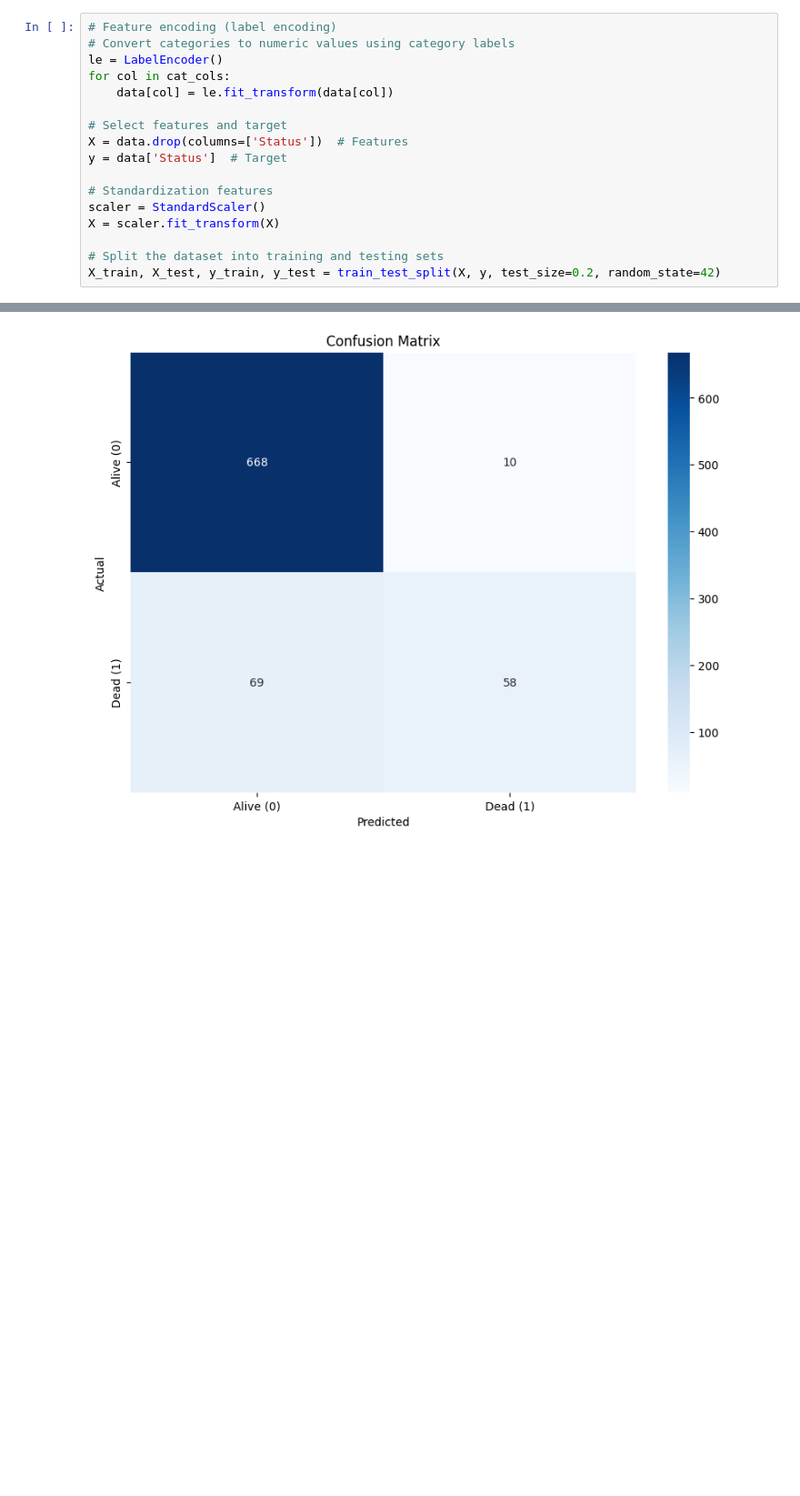
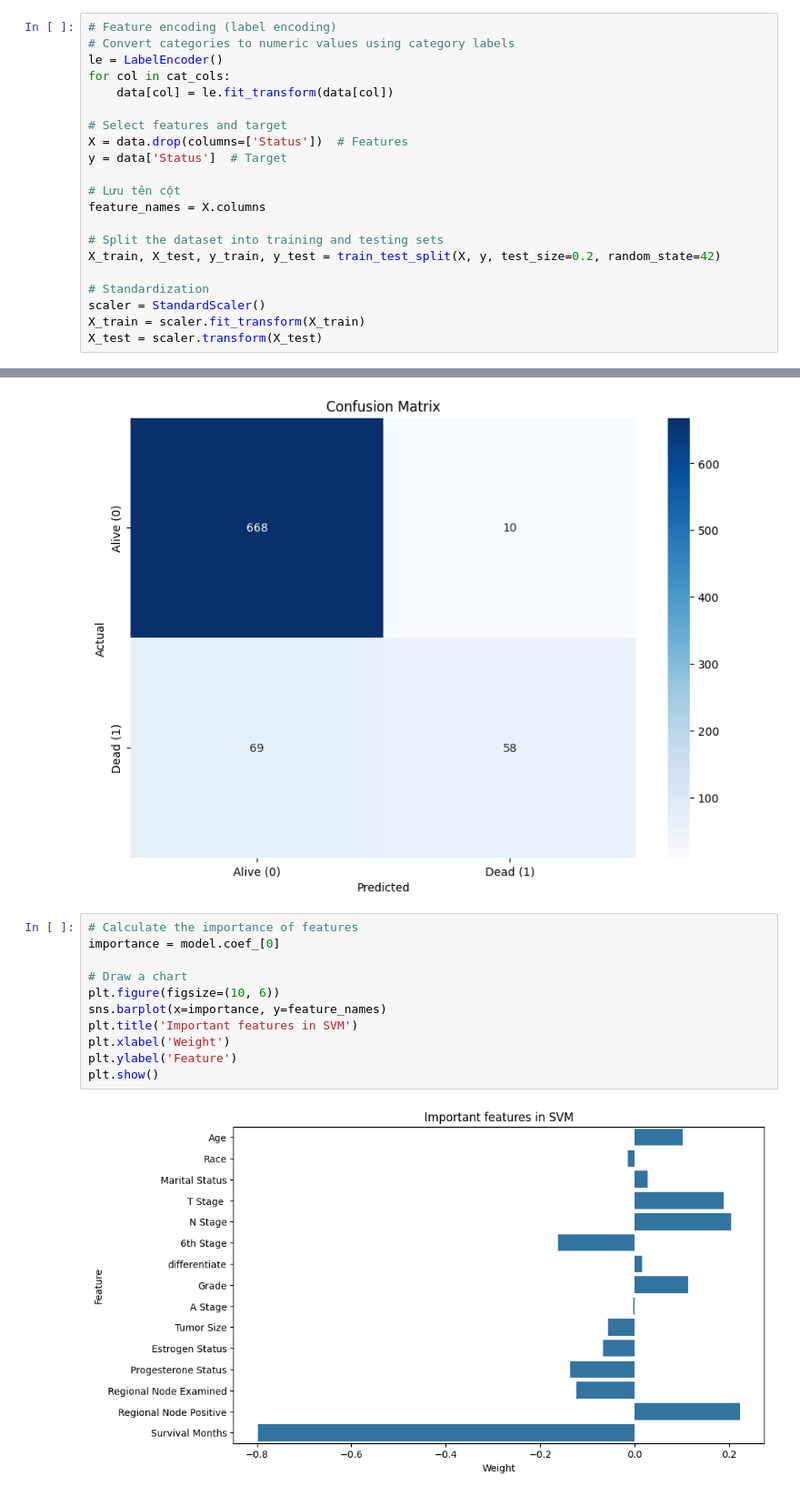
Before and after one commit to DRobbie39/MachineLearning_FinalExam, a Jupyter notebook: SVM.ipynb, the cells around one changed output, grey strips where cells are left out. Shown at 91% size. Cells and saved outputs as stored; diff of their text form; blank space fills up the shorter version.

Commit message:
Added important features chart for SVM

```diff
--- a/SVM.ipynb
+++ b/SVM.ipynb
@@ -262,12 +262,16 @@ for col in cat_cols:
 X = data.drop(columns=['Status'])  # Features
 y = data['Status']  # Target
 
-# Standardization features
-scaler = StandardScaler()
-X = scaler.fit_transform(X)
+# Lưu tên cột
+feature_names = X.columns
 
 # Split the dataset into training and testing sets
 X_train, X_test, y_train, y_test = train_test_split(X, y, test_size=0.2, random_state=42)
+
+# Standardization
+scaler = StandardScaler()
+X_train = scaler.fit_transform(X_train)
+X_test = scaler.transform(X_test)
 # %% [markdown]
 # Model Selection
 # %%
@@ -321,3 +325,16 @@ plt.xlabel('Predicted')
 plt.show()
 # %% [output]
 [figure]
+# %%
+# Calculate the importance of features
+importance = model.coef_[0]
+
+# Draw a chart
+plt.figure(figsize=(10, 6))
+sns.barplot(x=importance, y=feature_names)
+plt.title('Important features in SVM')
+plt.xlabel('Weight')
+plt.ylabel('Feature')
+plt.show()
+# %% [output]
+[figure, added]
```
